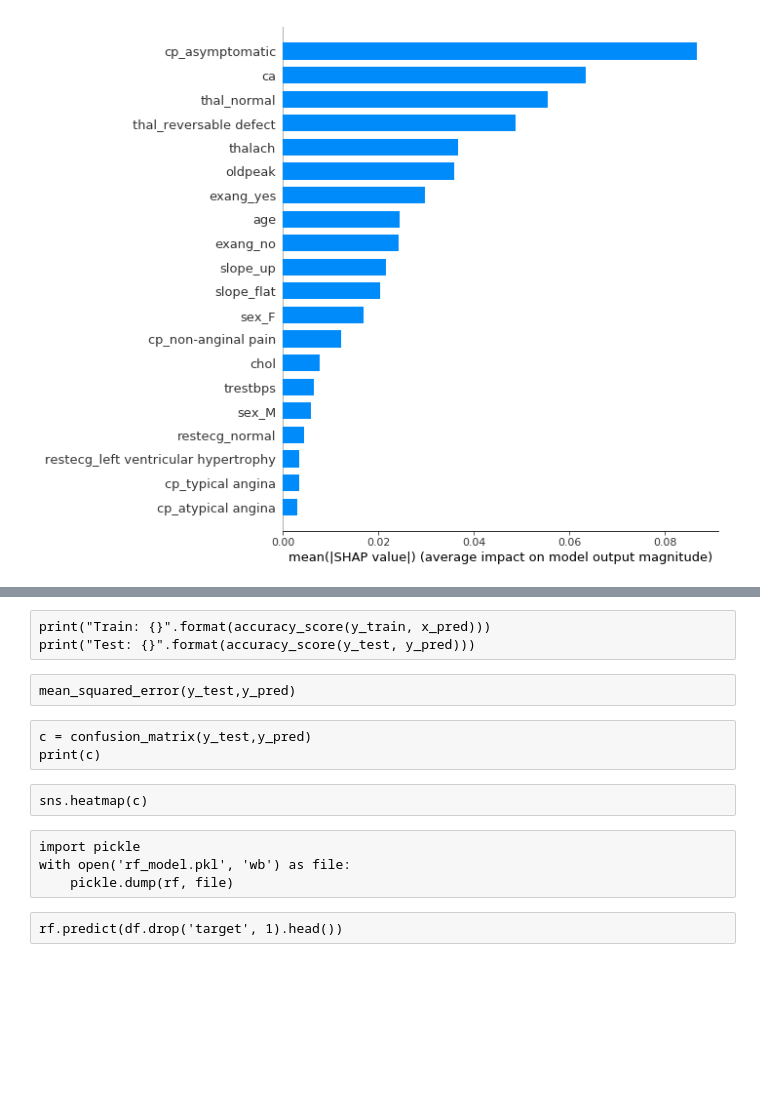
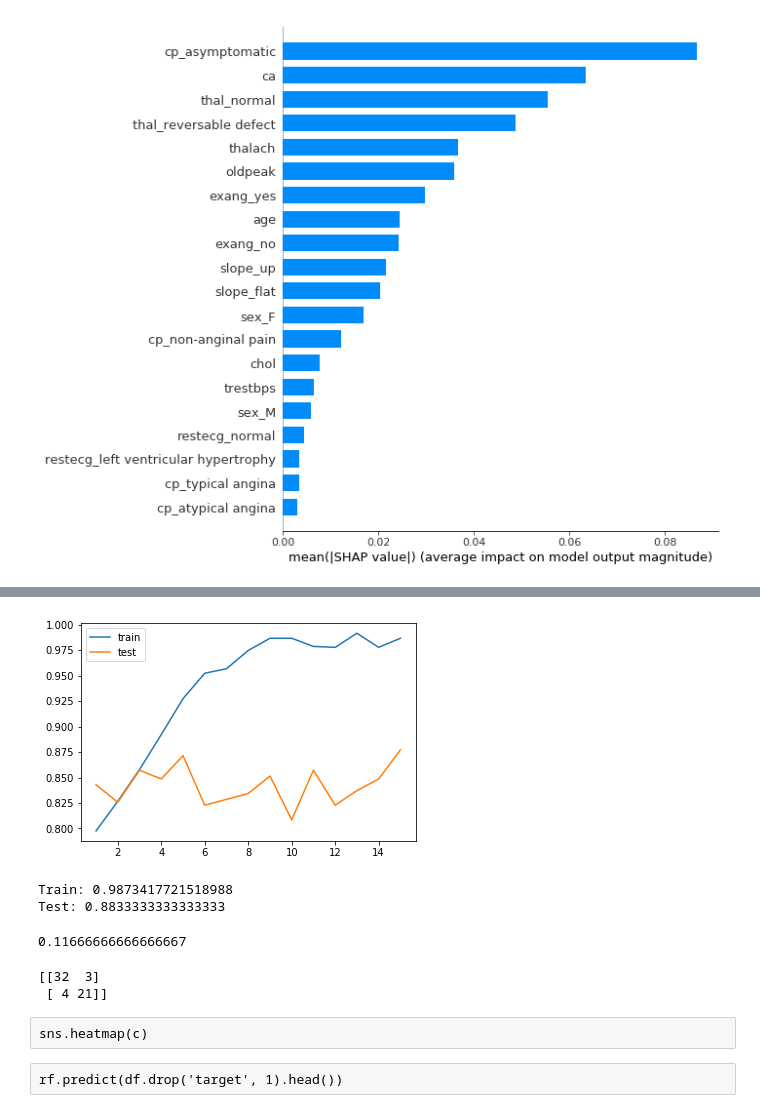
Before and after one commit to timhor/Heart-Disease-Visualisation, a Jupyter notebook: EDA.ipynb, the cells around one changed output, grey strips where cells are left out. Drawn from its saved outputs; the diff is of its cells as text; code cells hidden in the pictures; blank space fills up the shorter version.

```diff
--- a/EDA.ipynb
+++ b/EDA.ipynb
@@ -231,14 +205,46 @@ plt.show()
-# %% [raw]
-print("Train: {}".format(accuracy_score(y_train, x_pred)))
-print("Test: {}".format(accuracy_score(y_test, y_pred)))
-# %% [raw]
-mean_squared_error(y_test,y_pred)
-# %% [raw]
-c = confusion_matrix(y_test,y_pred)
-print(c)
+# %%
+# https://medium.com/all-things-ai/in-depth-parameter-tuning-for-random-forest-d67bb7e920d
+# https://arxiv.org/abs/1705.05654
+
+# Why max_depth = 4 is best
+import warnings
+warnings.filterwarnings("ignore", category=FutureWarning)
+from sklearn.metrics import roc_curve, auc
+max_depths = np.linspace(1, 15, 15, endpoint=True)
+train_results = []
+test_results = []
+for max_depth in max_depths:
+   rf = RandomForestClassifier(max_depth=max_depth, n_jobs=-1)
+   rf.fit(X_train, y_train)
+   x_pred = rf.predict(X_train)
+   false_positive_rate, true_positive_rate, thresholds = roc_curve(y_train, x_pred)
+   roc_auc = auc(false_positive_rate, true_positive_rate)
+   train_results.append(roc_auc)
+   y_pred = rf.predict(X_test)
+   false_positive_rate, true_positive_rate, thresholds = roc_curve(y_test, y_pred)
+   roc_auc = auc(false_positive_rate, true_positive_rate)
+   test_results.append(roc_auc)
+line1, = plt.plot(max_depths, train_results, label='train')
+line2, = plt.plot(max_depths, test_results, label='test')
+plt.legend(loc='upper left')
+plt.show()
+# %% [output]
+[figure, added]
+# %%
+print("Train: {}".format(accuracy_score(y_train, x_pred)))
+print("Test: {}".format(accuracy_score(y_test, y_pred)))
+# %% [output]
+Train: 0.9873417721518988
+Test: 0.8833333333333333
+# %%
+mean_squared_error(y_test,y_pred)
+# %% [output]
+0.11666666666666667
+# %%
+c = confusion_matrix(y_test,y_pred)
+print(c)
+# %% [output]
+[[32  3]
+ [ 4 21]]
 # %% [raw]
 sns.heatmap(c)
-# %% [raw]
-import pickle
-with open('rf_model.pkl', 'wb') as file:
-    pickle.dump(rf, file)
```
Also changed, not shown: parts of 5 cells of this notebook, 2 other files.
